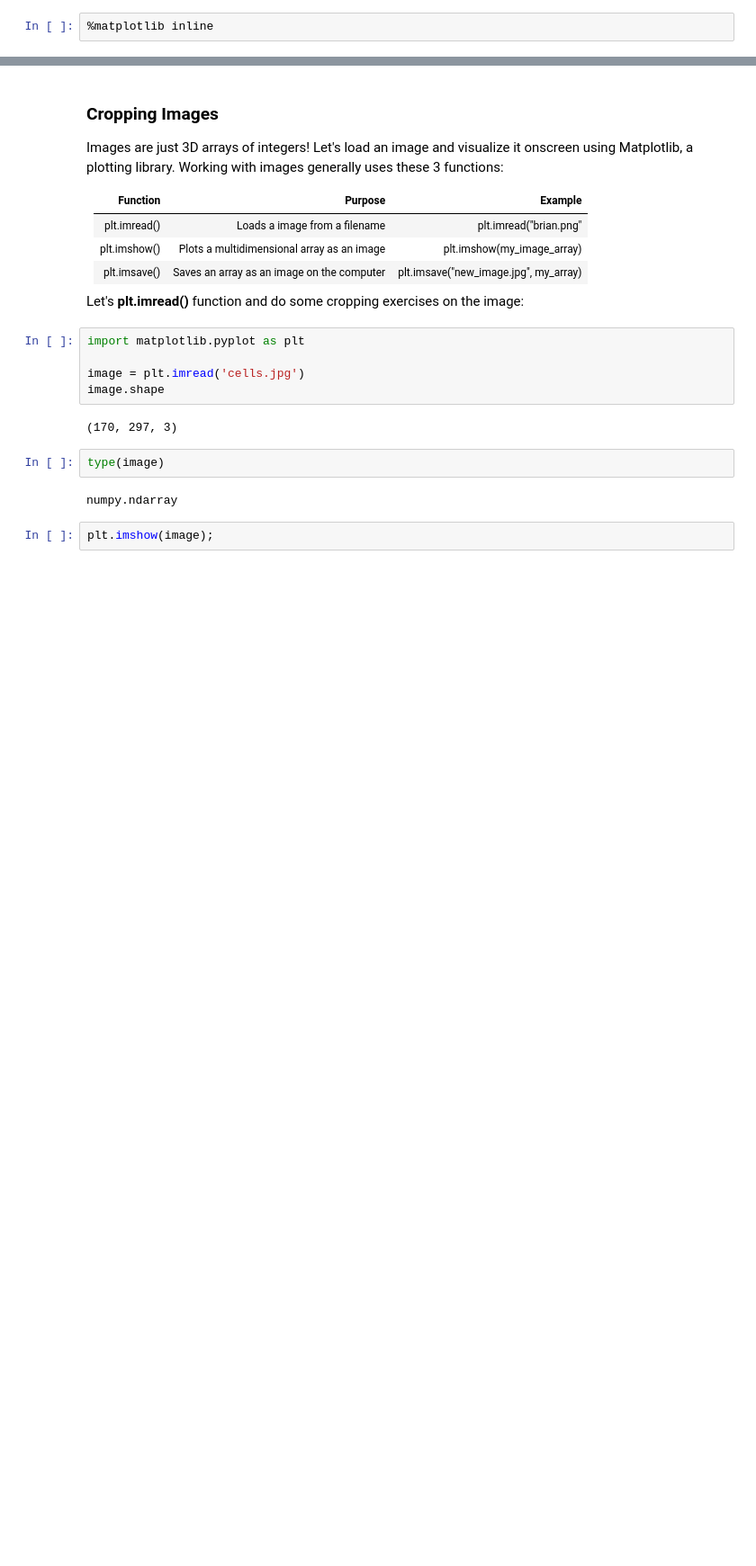
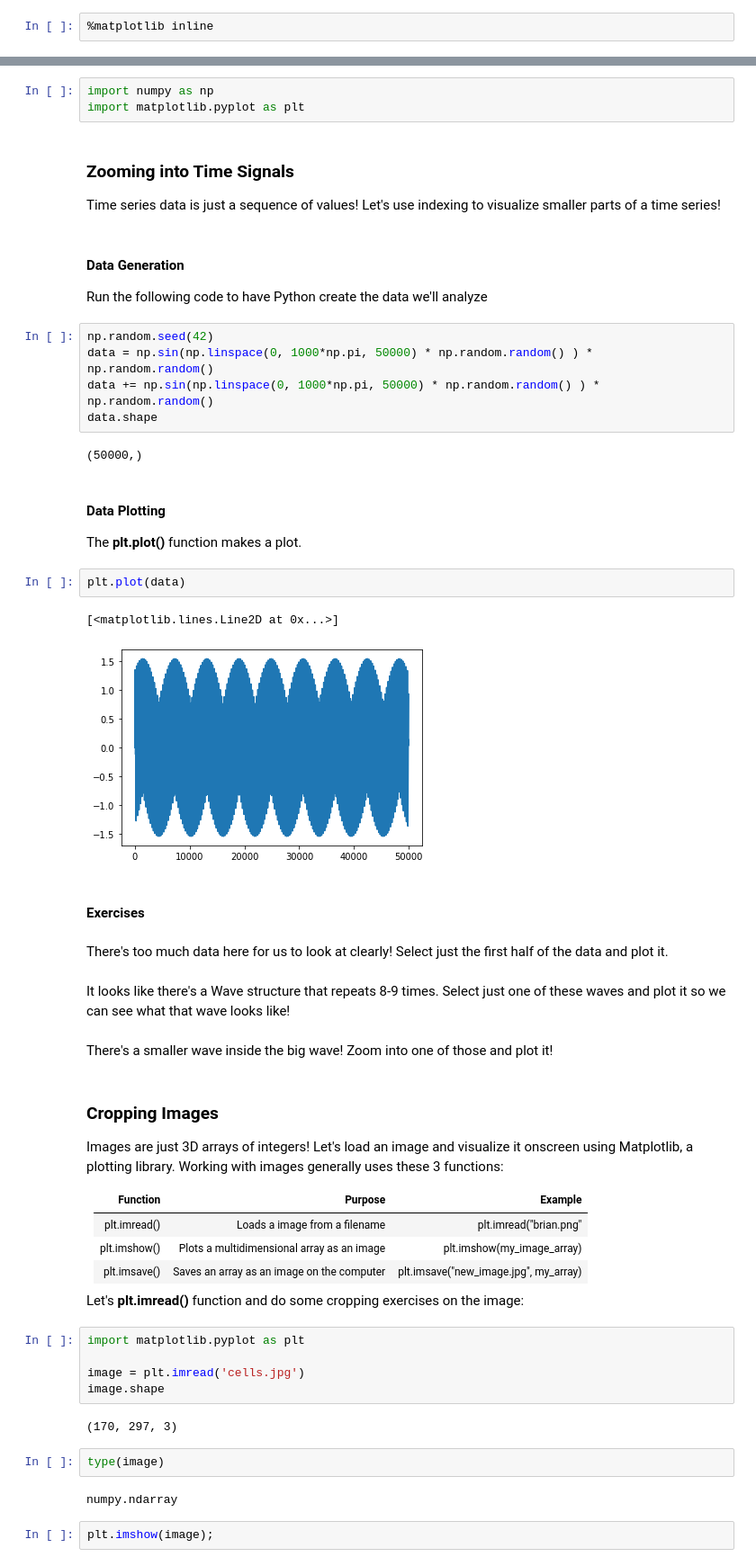
Before and after one commit to nickdelgrosso/Intro2Python, a Jupyter notebook: 9 Indexing Exercise.ipynb, the cells around one changed output, grey strips where cells are left out. Shown: that part at 90% size. Cells and saved outputs as stored; diff of their text form; blank space fills up the shorter version.

```diff
--- a/5 Matrices.ipynb
+++ b/9 Indexing Exercise.ipynb
@@ -208,3 +3,35 @@ Change the 5th column to nan  (e.g. np.nan)
+# %%
+import numpy as np
+import matplotlib.pyplot as plt
+# %% [markdown]
+### Zooming into Time Signals
+Time series data is just a sequence of values!  Let's use indexing to visualize smaller parts of a time series!
+# %% [markdown]
+#### Data Generation
+Run the following code to have Python create the data we'll analyze
+# %%
+np.random.seed(42)
+data = np.sin(np.linspace(0, 1000*np.pi, 50000) * np.random.random() ) * np.random.random()
+data += np.sin(np.linspace(0, 1000*np.pi, 50000) * np.random.random() ) * np.random.random()
+data.shape
+# %% [output]
+(50000,)
+# %% [markdown]
+#### Data Plotting
+The **plt.plot()** function makes a plot.
+# %%
+plt.plot(data)
+# %% [output]
+[<matplotlib.lines.Line2D at 0x...>]
+[figure, added]
+# %% [markdown]
+#### Exercises
+# %% [markdown]
+There's too much data here for us to look at clearly!  Select just the first half of the data and plot it.
+# %% [markdown]
+It looks like there's a Wave structure that repeats 8-9 times.  Select just one of these waves and plot it so we can see what that wave looks like!
+# %% [markdown]
+There's a smaller wave inside the big wave! Zoom into one of those and plot it!
 # %% [markdown]
 ### Cropping Images
 Images are just 3D arrays of integers!  Let's load an image and visualize it onscreen using Matplotlib, a plotting library.  Working with images generally uses these 3 functions:
```
Also changed, not shown: parts of 37 cells of this notebook, 6 other files.
